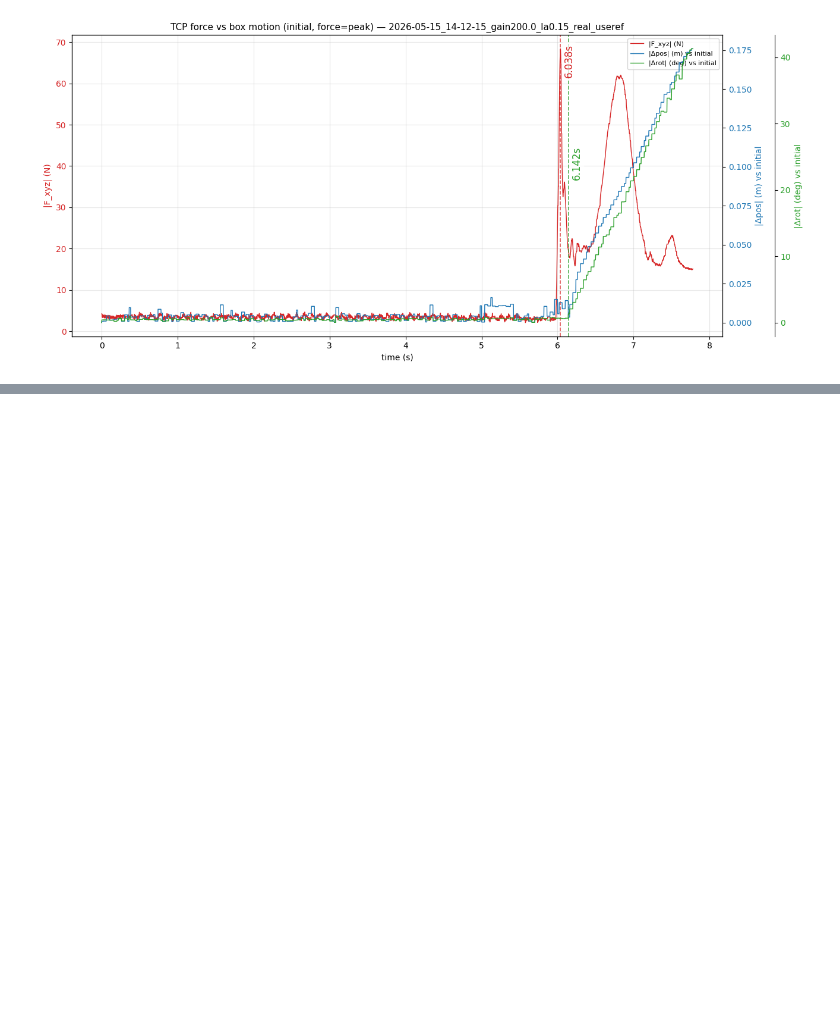
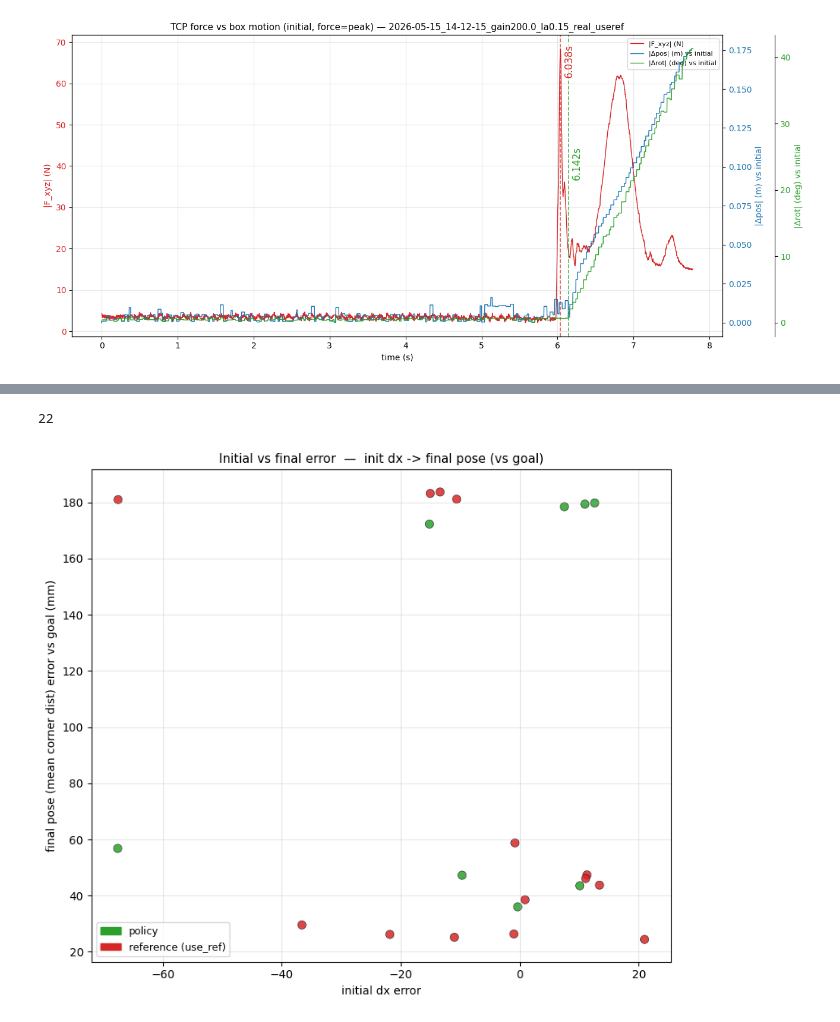
Before and after one commit to Arnibjarnst/BoxLift, a Jupyter notebook: notebooks/analyze_rollout.ipynb, the cells around one changed output, grey strips where cells are left out. Saved outputs shown, nothing was run; the diff lists cells and outputs as text; code cells hidden in the pictures; blank space fills up the shorter version.

```diff
--- a/notebooks/analyze_rollout.ipynb
+++ b/notebooks/analyze_rollout.ipynb
@@ -1106,0 +1147,16 @@ plot_error(df)
+# %%
+from scripts.eval_boxhinge_rollout import analyze as eval_final_pose, print_summary
+import pandas as pd
+
+results = eval_final_pose("../logs/rsl_rl/boxhinge/2026-05-15_18-02-02_gain_changes", False)
+df = pd.DataFrame(results)
+
+df = df[df["datetime"] >= "2026-05-25"]
+
+len(df)
+# %% [output]
+22
+# %%
+plot_initx_vs_final(df, "pose")
+# %% [output]
+[figure, added]
```
Also changed, not shown: parts of 14 cells of this notebook, 2 other files.
